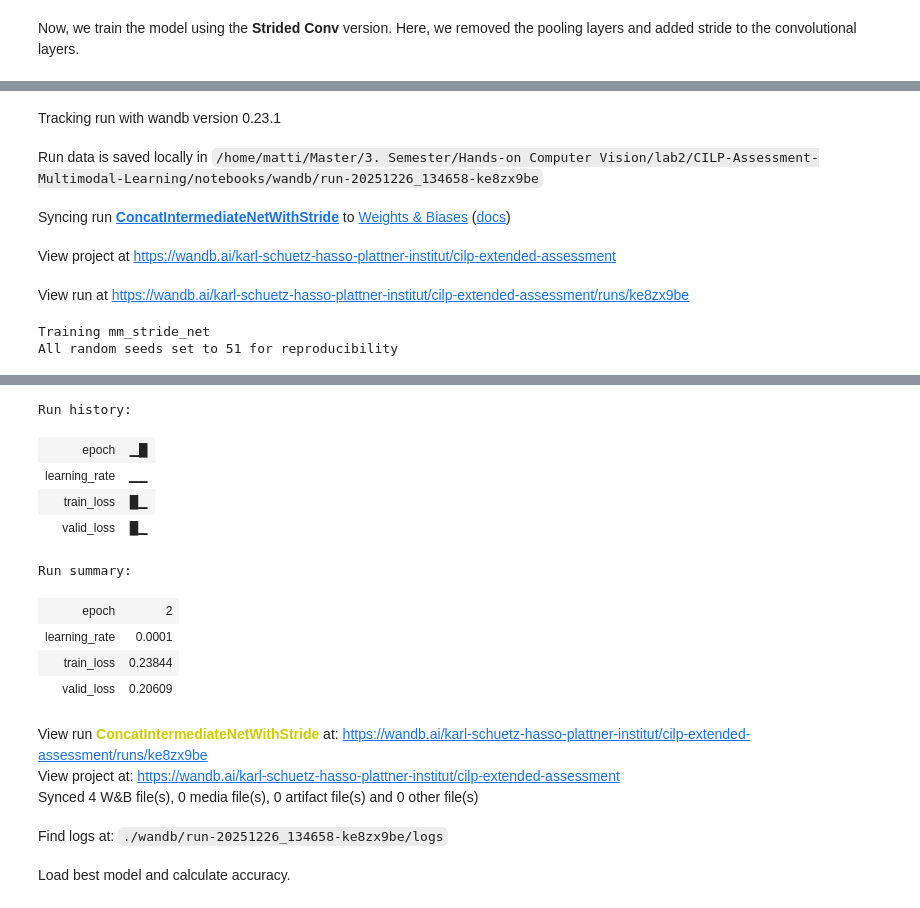
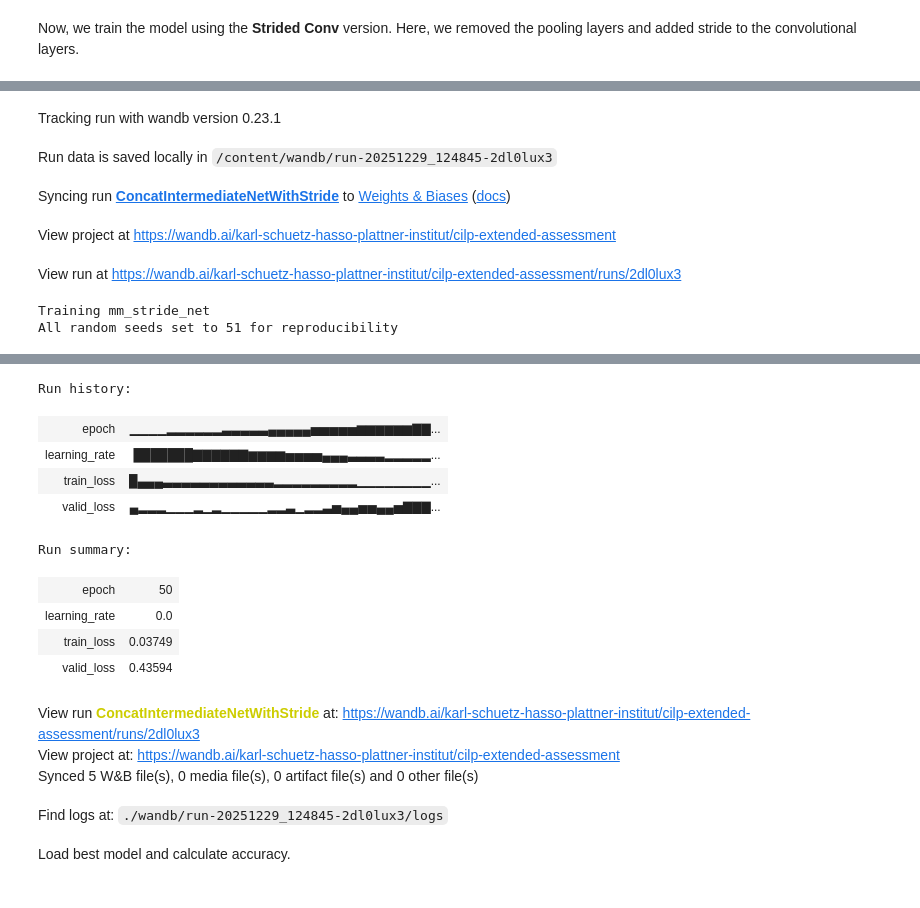
Before and after one commit to CarloColumbo/CILP-Assessment-Multimodal-Learning, a Jupyter notebook: notebooks/03_strided_conv_ablation.ipynb, the cells around one changed output, grey strips where cells are left out. Saved outputs shown, nothing was run; the diff lists cells and outputs as text; code cells hidden in the pictures.

```diff
--- a/notebooks/03_strided_conv_ablation.ipynb
+++ b/notebooks/03_strided_conv_ablation.ipynb
@@ -5,3 +74,6 @@
+# %%
+!rsync -ah "/content/drive/MyDrive/CILP-Assessment-Multimodal-Learning/cilp_assessment" "/content/"
+DATASET_PATH = Path("/content")
 # %% [markdown]
 # Imports and Seed Management
 # %%
@@ -52,9 +120,9 @@ dataset_name = "cilp_assessment"
 
 # Load the FiftyOne dataset from disk
 dataset = fo.Dataset.from_dir(
-    dataset_dir=Path.cwd().parent / dataset_name,
+    dataset_dir=DATASET_PATH / dataset_name,
     dataset_type=fo.types.FiftyOneDataset,
-)
+).sort_by("filepath")
 
 print(f"Total samples in dataset: {len(dataset)}")
 # %% [output]
@@ -135,10 +204,11 @@ table = [
 # %% [markdown]
 We define hyperparameters that are shared between both architectures.
 # %%
-epochs = 2
+epochs = 50
 rgb_ch = 4
 xyz_ch = 4
-lr = 0.0001
+lr = 1e-3
+eta_min=1e-6
 # %% [markdown]
 # MaxPool2d
 # %% [markdown]
@@ -211,49 +289,51 @@ Now, we train the model using the **Strided Conv** version. Here, we removed the
 # %%
 mm_stride_net = ConcatIntermediateNetWithStride(rgb_ch, xyz_ch).to(device)
 mm_stride_opt = Adam(mm_stride_net.parameters(), lr=lr)
-mm_stride_save_path = Path.cwd().parent / "checkpoints" / "03_mm_stride_model.pth"
+mm_stride_scheduler = CosineAnnealingLR(mm_stride_opt, T_max=epochs, eta_min=eta_min)
+mm_stride_save_path = PROJECT_PATH / "checkpoints" / "03_mm_stride_model.pth"
 mm_stride_run = wandb.init(project=PROJECT_NAME, name=f"{ConcatIntermediateNetWithStride.__name__}")
 
 print("Training mm_stride_net")
 set_seeds(51)
 mm_stride_train_loss, mm_stride_valid_loss, mm_stride_train_time = train_model(
     mm_stride_net,
     mm_stride_opt,
     loss_func,
     get_mm_intermediate_inputs,
     epochs,
     train_dataloader,
     val_dataloader,
     save_path=mm_stride_save_path,
     run=mm_stride_run,
+    scheduler=mm_stride_scheduler,
 )
 mm_stride_num_params = mm_stride_net.get_number_of_parameters() / 1e6  # in millions
 
 mm_stride_run.finish()
 # %% [output]
 [interactive output not drawn]
 Tracking run with wandb version 0.23.1
-Run data is saved locally in /home/matti/Master/3. Semester/Hands-on Computer Vision/lab2/CILP-Assessment-Multimodal-Learning/notebooks/wandb/run-20251226_134658-ke8zx9be
+Run data is saved locally in /content/wandb/run-20251229_124845-2dl0lux3
 Syncing run ConcatIntermediateNetWithStride to Weights & Biases (docs)
 View project at https://wandb.ai/karl-schuetz-hasso-plattner-institut/cilp-extended-assessment
-View run at https://wandb.ai/karl-schuetz-hasso-plattner-institut/cilp-extended-assessment/runs/ke8zx9be
+View run at https://wandb.ai/karl-schuetz-hasso-plattner-institut/cilp-extended-assessment/runs/2dl0lux3
 Training mm_stride_net
 All random seeds set to 51 for reproducibility
 [interactive output not drawn]
 Run history:
-| epoch | ▁█ |
-| learning_rate | ▁▁ |
-| train_loss | █▁ |
-| valid_loss | █▁ |
+| epoch | ▁▁▁▁▂▂▂▂▂▂▃▃▃▃▃▄▄▄▄▄▅▅▅▅▅▆▆▆▆▆▆▇▇... |
+| learning_rate | ███████▇▇▇▇▇▇▆▆▆▆▅▅▅▅▄▄▄▃▃▃▃▂▂▂▂▂... |
+| train_loss | █▄▄▄▃▃▃▃▃▃▃▃▃▃▃▃▂▂▂▂▂▂▂▂▂▁▁▁▁▁▁▁▁... |
+| valid_loss | ▄▂▂▂▁▁▁▂▁▂▁▁▁▁▁▂▂▃▁▂▂▃▅▄▄▅▅▄▄▅▇▇▇... |
 Run summary:
-| epoch | 2 |
-| learning_rate | 0.0001 |
-| train_loss | 0.23844 |
-| valid_loss | 0.20609 |
+| epoch | 50 |
+| learning_rate | 0.0 |
+| train_loss | 0.03749 |
+| valid_loss | 0.43594 |
-View run ConcatIntermediateNetWithStride at: https://wandb.ai/karl-schuetz-hasso-plattner-institut/cilp-extended-assessment/runs/ke8zx9be
+View run ConcatIntermediateNetWithStride at: https://wandb.ai/karl-schuetz-hasso-plattner-institut/cilp-extended-assessment/runs/2dl0lux3
 View project at: https://wandb.ai/karl-schuetz-hasso-plattner-institut/cilp-extended-assessment
-Synced 4 W&B file(s), 0 media file(s), 0 artifact file(s) and 0 other file(s)
+Synced 5 W&B file(s), 0 media file(s), 0 artifact file(s) and 0 other file(s)
-Find logs at: ./wandb/run-20251226_134658-ke8zx9be/logs
+Find logs at: ./wandb/run-20251229_124845-2dl0lux3/logs
 # %% [markdown]
 Load best model and calculate accuracy.
 # %%
```
Also changed, not shown: parts of 14 cells of this notebook, 6 other files.
